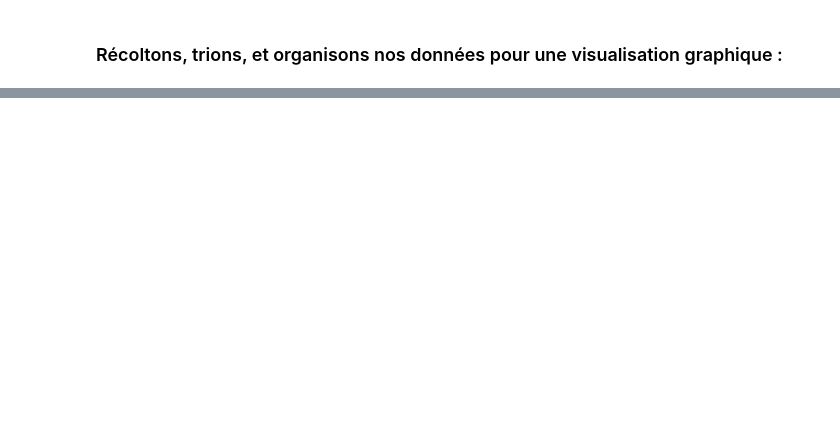
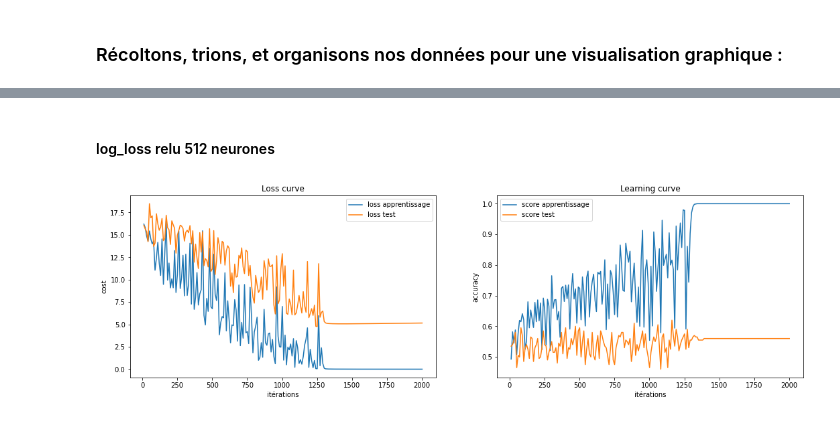
Before and after one commit to morganLantrade/Projets_machine_learning, a Jupyter notebook: chats_chiens.ipynb, the cells around one changed output, grey strips where cells are left out. Cells and saved outputs as stored; diff of their text form; code cells hidden in the pictures; blank space fills up the shorter version.

```diff
--- a/chats_chiens.ipynb
+++ b/chats_chiens.ipynb
@@ -467,0 +470,7 @@ results=results.drop(["mean_fit_time", "std_fit_time","mean_score_time","std_sco
+# %% [markdown]
+#### log_loss relu 512 neurones
+# %%
+mlp=MLP(hidden_layers=[512],activation='relu',cost='log_loss',learning_rate=0.1,max_iter=2000,random_state=random_state,momentum=0)
+mlp.fit_show(Xa,ya,Xt,yt)
+# %% [output]
+[figure, added]
```
Also changed, not shown: parts of 78 cells of this notebook.
